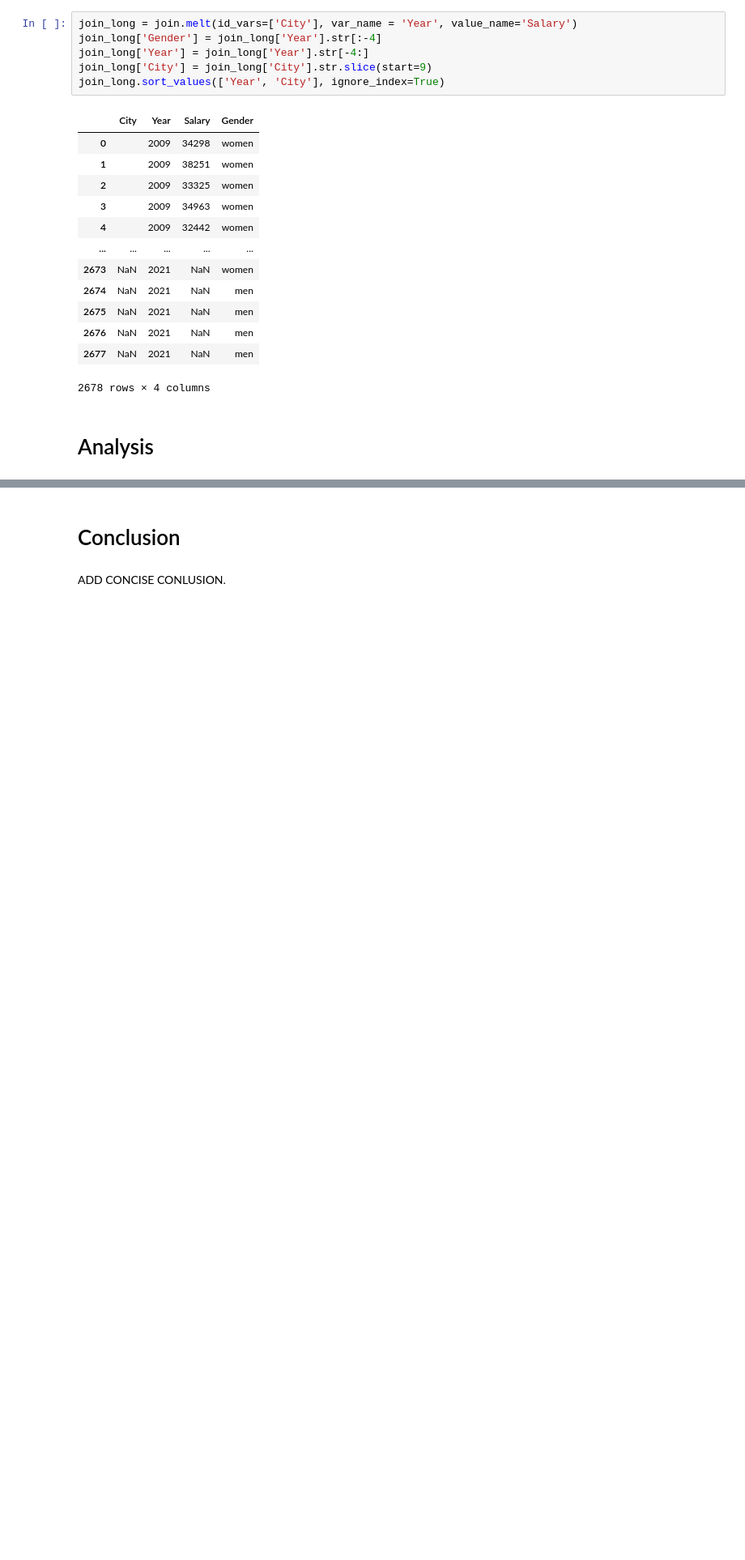
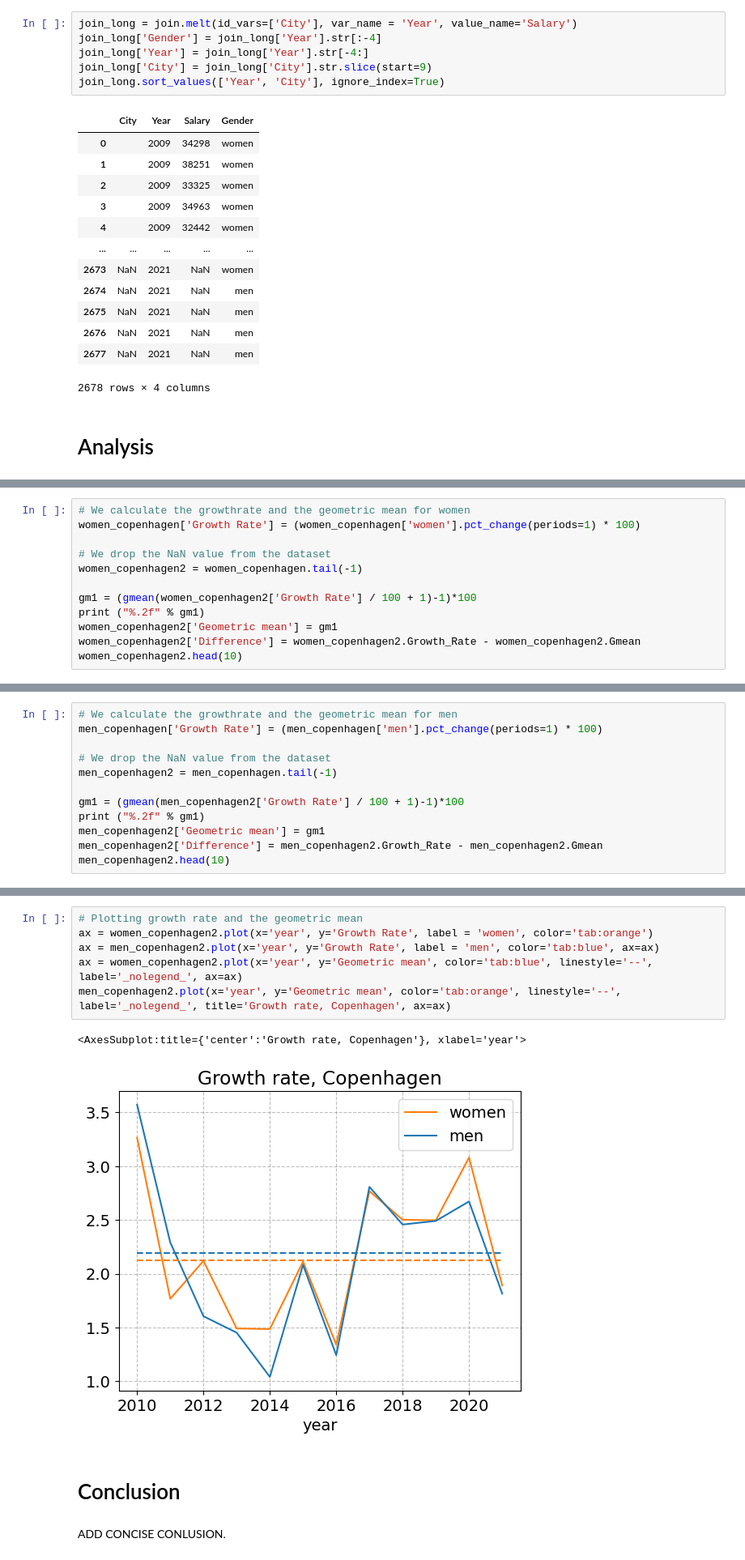
Before and after one commit to julieroddik/projects-2023-mej, a Jupyter notebook: dataproject/dataproject.ipynb, the cells around one changed output, grey strips where cells are left out. Shown at 81% size. Saved outputs shown, nothing was run; the diff lists cells and outputs as text; blank space fills up the shorter version.

```diff
--- a/dataproject/dataproject.ipynb
+++ b/dataproject/dataproject.ipynb
@@ -282,0 +270,12 @@ MAKE FURTHER ANALYSIS. EXPLAIN THE CODE BRIEFLY AND SUMMARIZE THE RESULTS.
+# %%
+# We calculate the growthrate and the geometric mean for women
+women_copenhagen['Growth Rate'] = (women_copenhagen['women'].pct_change(periods=1) * 100)
+
+# We drop the NaN value from the dataset
+women_copenhagen2 = women_copenhagen.tail(-1)
+
+gm1 = (gmean(women_copenhagen2['Growth Rate'] / 100 + 1)-1)*100
+print ("%.2f" % gm1)
+women_copenhagen2['Geometric mean'] = gm1
+women_copenhagen2['Difference'] = women_copenhagen2.Growth_Rate - women_copenhagen2.Gmean
+women_copenhagen2.head(10)
@@ -282,0 +310,12 @@ MAKE FURTHER ANALYSIS. EXPLAIN THE CODE BRIEFLY AND SUMMARIZE THE RESULTS.
+# %%
+# We calculate the growthrate and the geometric mean for men
+men_copenhagen['Growth Rate'] = (men_copenhagen['men'].pct_change(periods=1) * 100)
+
+# We drop the NaN value from the dataset
+men_copenhagen2 = men_copenhagen.tail(-1)
+
+gm1 = (gmean(men_copenhagen2['Growth Rate'] / 100 + 1)-1)*100
+print ("%.2f" % gm1)
+men_copenhagen2['Geometric mean'] = gm1
+men_copenhagen2['Difference'] = men_copenhagen2.Growth_Rate - men_copenhagen2.Gmean
+men_copenhagen2.head(10)
@@ -283,3 +350,12 @@ MAKE FURTHER ANALYSIS. EXPLAIN THE CODE BRIEFLY AND SUMMARIZE THE RESULTS.
+# %%
+# Plotting growth rate and the geometric mean
+ax = women_copenhagen2.plot(x='year', y='Growth Rate', label = 'women', color='tab:orange')
+ax = men_copenhagen2.plot(x='year', y='Growth Rate', label = 'men', color='tab:blue', ax=ax)
+ax = women_copenhagen2.plot(x='year', y='Geometric mean', color='tab:blue', linestyle='--', label='_nolegend_', ax=ax)
+men_copenhagen2.plot(x='year', y='Geometric mean', color='tab:orange', linestyle='--', label='_nolegend_', title='Growth rate, Copenhagen', ax=ax)
+# %% [output]
+<AxesSubplot:title={'center':'Growth rate, Copenhagen'}, xlabel='year'>
+[figure, added]
 # %% [markdown]
 # Conclusion
 # %% [markdown]
```
Also changed, not shown: parts of 7 cells of this notebook.
